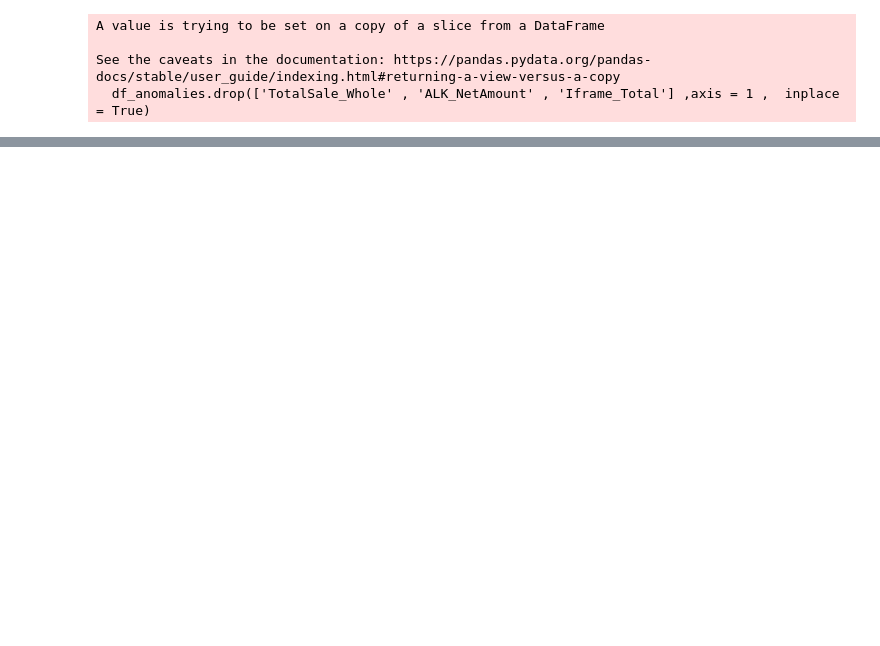
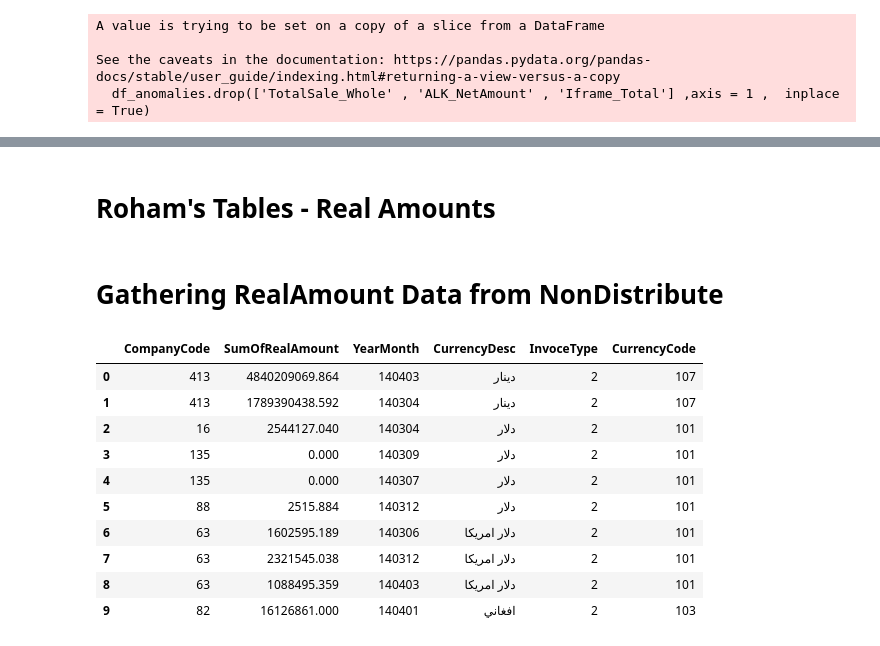
Before and after one commit to YeganehSol/Export-Dashboard, a Jupyter notebook: Export Queries_Final.ipynb, the cells around one changed output, grey strips where cells are left out. Drawn from its saved outputs; the diff is of its cells as text; code cells hidden in the pictures; blank space fills up the shorter version.

```diff
--- a/Export Queries_Final.ipynb
+++ b/Export Queries_Final.ipynb
@@ -466,0 +486,2 @@ else:
+# %% [markdown]
+# Roham's Tables - Real Amounts
@@ -466,0 +528,56 @@ else:
+# %% [markdown]
+# Gathering RealAmount Data from NonDistribute
+# %%
+Nondistribute_rows = []
+
+NondistributeCompanies_query = """
+select   sum(RealAmount) SumOfRealAmount , CompanyCode , left(MainDate , 6) YearMonth , CurrencyDesc , InvoceType
+ from SaleIntegratedModel..FactSaleNonDistribut
+where RealAmount is not null and MainDate >14030000
+group by CompanyCode ,left(MainDate , 6) , CurrencyDesc ,InvoceType
+"""
+
+
+
+try:
+    execute_cursor.execute(NondistributeCompanies_query)
+    Nondistribute_total_rows = execute_cursor.fetchall()
+
+    for row in Nondistribute_total_rows:
+
+        SumOfRealAmount , CompanyCode ,  YearMonth , CurrencyDesc , InvoceType  = row
+        Nondistribute_rows.append(
+            {
+                "CompanyCode": CompanyCode,
+                "SumOfRealAmount": SumOfRealAmount,
+                "YearMonth" :YearMonth,
+                'CurrencyDesc' : CurrencyDesc,
+                "InvoceType" : InvoceType
+
+            }
+        )
+except Exception as e:
+     print("Executing iframe_sql query failed", e)
+
+Nondistribute_df = pd.DataFrame(Nondistribute_rows)
+
+
+Nondistribute_df = Nondistribute_df[['CompanyCode','SumOfRealAmount', 'YearMonth','CurrencyDesc','InvoceType']]
+# %%
+Nondistribute_df.CurrencyDesc= Nondistribute_df.CurrencyDesc.str.strip()
+
+Nondistribute_df['CurrencyCode'] = Nondistribute_df.CurrencyDesc.map(CurrencyToCode)
+# %%
+Nondistribute_df.head(10)
+# %% [output]
+|  | CompanyCode | SumOfRealAmount | YearMonth | CurrencyDesc | InvoceType | CurrencyCode |
+| 0 | 413 | 4840209069.864 | 140403 | دینار | 2 | 107 |
+| 1 | 413 | 1789390438.592 | 140304 | دینار | 2 | 107 |
+| 2 | 16 | 2544127.040 | 140304 | دلار | 2 | 101 |
+| 3 | 135 | 0.000 | 140309 | دلار | 2 | 101 |
+| 4 | 135 | 0.000 | 140307 | دلار | 2 | 101 |
+| 5 | 88 | 2515.884 | 140312 | دلار | 2 | 101 |
+| 6 | 63 | 1602595.189 | 140306 | دلار امريكا | 2 | 101 |
+| 7 | 63 | 2321545.038 | 140312 | دلار امريكا | 2 | 101 |
+| 8 | 63 | 1088495.359 | 140403 | دلار امريكا | 2 | 101 |
+| 9 | 82 | 16126861.000 | 140401 | افغاني | 2 | 103 |
```
Also changed, not shown: parts of 25 cells of this notebook.
